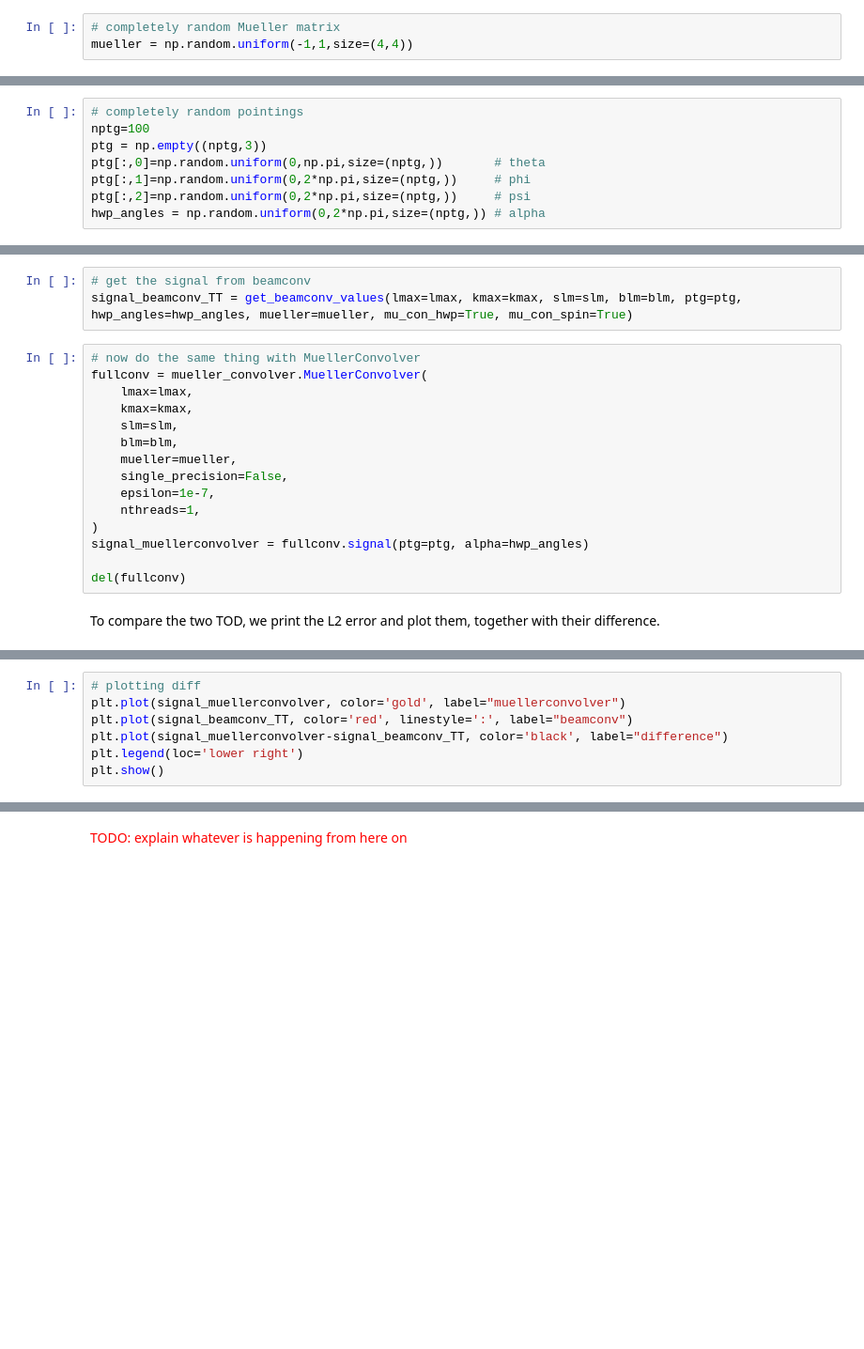
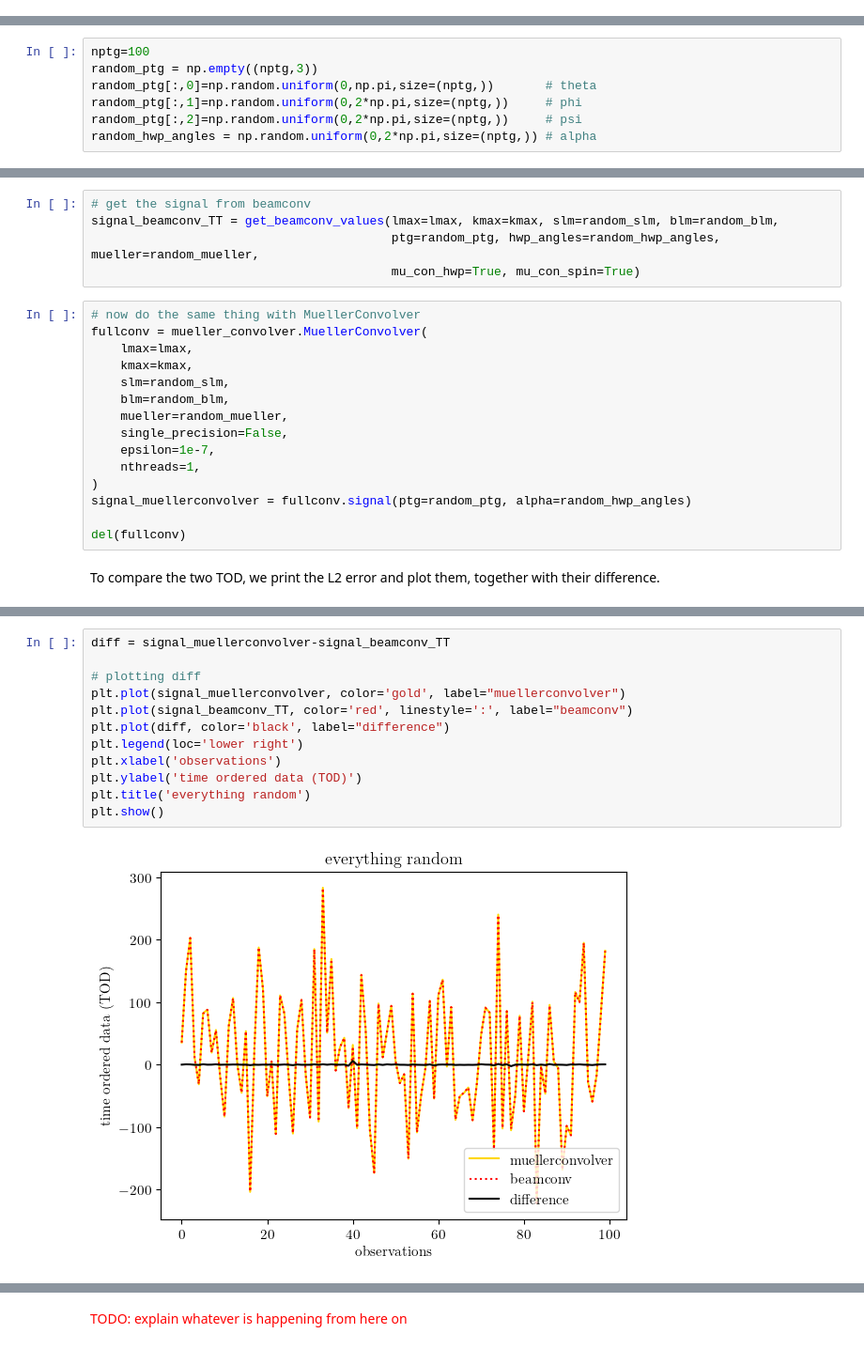
Before and after one commit to martamonelli/CMB-Inflate_WP4, a Jupyter notebook: aaa_comparison.ipynb, the cells around one changed output, grey strips where cells are left out. Shown at 94% size. Cells and saved outputs as stored; diff of their text form; blank space fills up the shorter version.

```diff
--- a/aaa_comparison.ipynb
+++ b/aaa_comparison.ipynb
@@ -158,3 +76,0 @@ slm = make_full_random_alm(lmax, lmax, rng)
-# %%
-# completely random Mueller matrix
-mueller = np.random.uniform(-1,1,size=(4,4))
@@ -161,8 +79,7 @@ mueller = np.random.uniform(-1,1,size=(4,4))
 # %%
-# completely random pointings
 nptg=100
-ptg = np.empty((nptg,3))
-ptg[:,0]=np.random.uniform(0,np.pi,size=(nptg,))       # theta
-ptg[:,1]=np.random.uniform(0,2*np.pi,size=(nptg,))     # phi
-ptg[:,2]=np.random.uniform(0,2*np.pi,size=(nptg,))     # psi
-hwp_angles = np.random.uniform(0,2*np.pi,size=(nptg,)) # alpha
+random_ptg = np.empty((nptg,3))
+random_ptg[:,0]=np.random.uniform(0,np.pi,size=(nptg,))       # theta
+random_ptg[:,1]=np.random.uniform(0,2*np.pi,size=(nptg,))     # phi
+random_ptg[:,2]=np.random.uniform(0,2*np.pi,size=(nptg,))     # psi
+random_hwp_angles = np.random.uniform(0,2*np.pi,size=(nptg,)) # alpha
@@ -171,19 +142,21 @@ Finally, we simulate the TOD associated to the specifics we just introduced.
 # %%
 # get the signal from beamconv
-signal_beamconv_TT = get_beamconv_values(lmax=lmax, kmax=kmax, slm=slm, blm=blm, ptg=ptg, hwp_angles=hwp_angles, mueller=mueller, mu_con_hwp=True, mu_con_spin=True)
+signal_beamconv_TT = get_beamconv_values(lmax=lmax, kmax=kmax, slm=random_slm, blm=random_blm,
+                                         ptg=random_ptg, hwp_angles=random_hwp_angles, mueller=random_mueller,
+                                         mu_con_hwp=True, mu_con_spin=True)
 # %%
 # now do the same thing with MuellerConvolver
 fullconv = mueller_convolver.MuellerConvolver(
     lmax=lmax,
     kmax=kmax,
-    slm=slm,
-    blm=blm,
-    mueller=mueller,
+    slm=random_slm,
+    blm=random_blm,
+    mueller=random_mueller,
     single_precision=False,
     epsilon=1e-7,
     nthreads=1,
 )
-signal_muellerconvolver = fullconv.signal(ptg=ptg, alpha=hwp_angles)
+signal_muellerconvolver = fullconv.signal(ptg=random_ptg, alpha=random_hwp_angles)
 
 del(fullconv)
 # %% [markdown]
@@ -194,8 +169,15 @@ print("L2 error to beamconv + HWP + spin:", ducc0.misc.l2error(signal_beamconv_T
 # %%
+diff = signal_muellerconvolver-signal_beamconv_TT
+
 # plotting diff
 plt.plot(signal_muellerconvolver, color='gold', label="muellerconvolver")
 plt.plot(signal_beamconv_TT, color='red', linestyle=':', label="beamconv")
-plt.plot(signal_muellerconvolver-signal_beamconv_TT, color='black', label="difference")
+plt.plot(diff, color='black', label="difference")
 plt.legend(loc='lower right')
+plt.xlabel('observations')
+plt.ylabel('time ordered data (TOD)')
+plt.title('everything random')
 plt.show()
+# %% [output]
+[figure, added]
 # %% [markdown]
```
Also changed, not shown: parts of 55 cells of this notebook, 3 other files.
